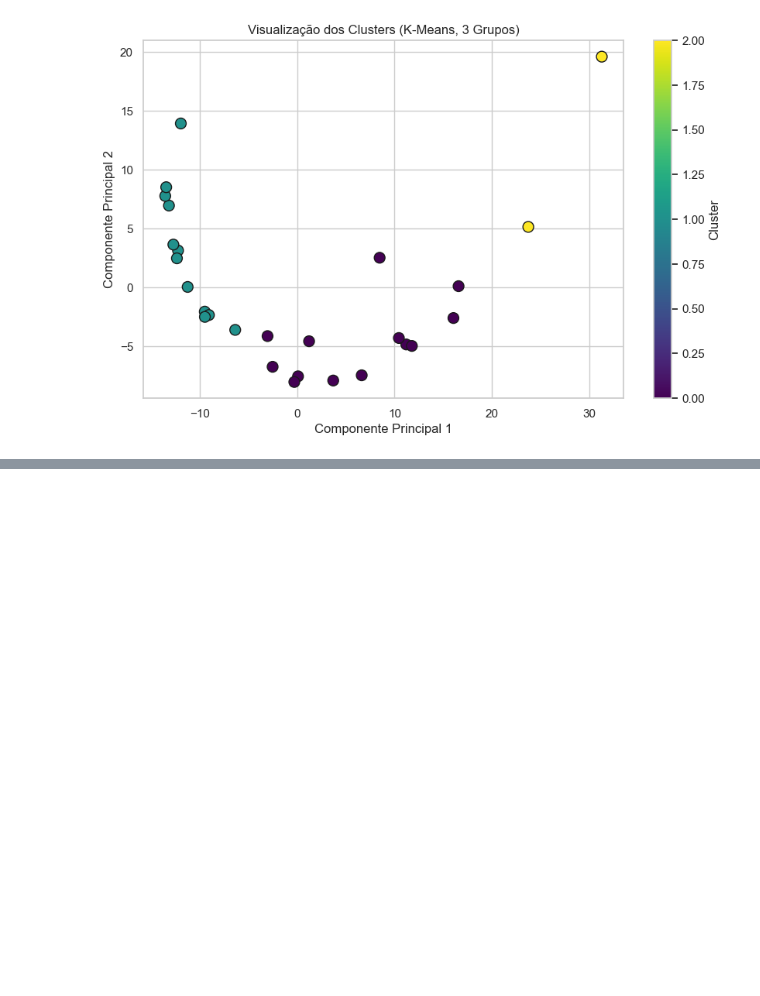
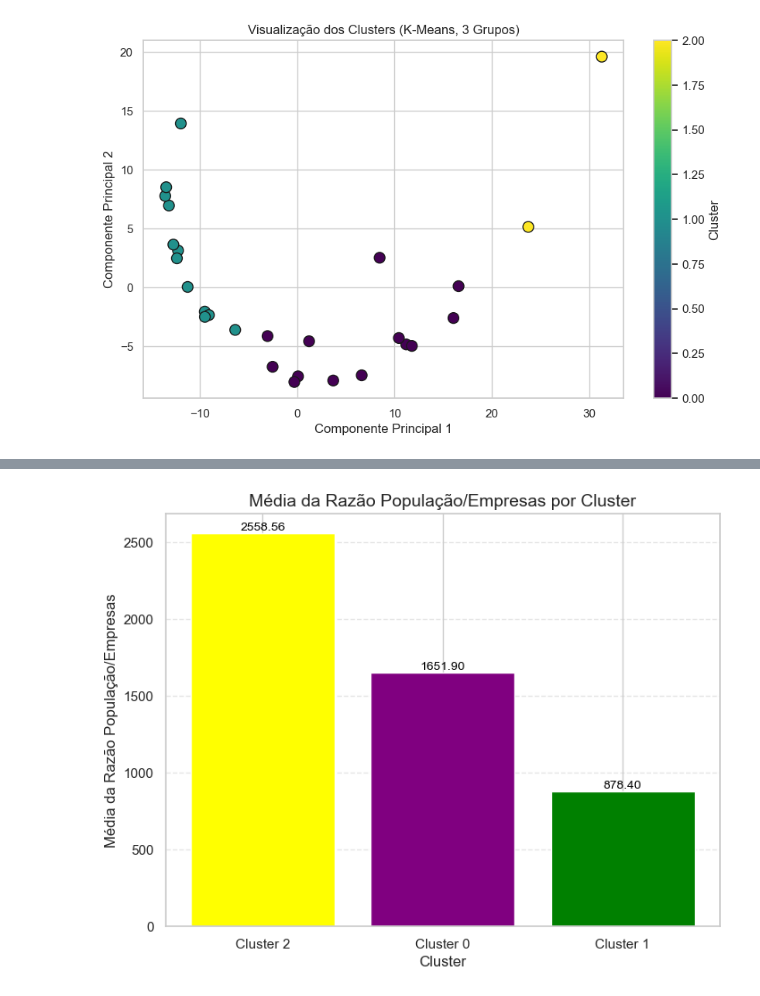
Before and after one commit to tnleite/real-estate-opportunities-analysis, a Jupyter notebook: 02-Analise/real-estate-opportunities-analysis.ipynb, the cells around one changed output, grey strips where cells are left out. Drawn from its saved outputs; the diff is of its cells as text; code cells hidden in the pictures; blank space fills up the shorter version.

```diff
--- a/02-Analise/real-estate-opportunities-analysis.ipynb
+++ b/02-Analise/real-estate-opportunities-analysis.ipynb
@@ -2841,0 +2959,50 @@ plt.show()
+# %%
+import pandas as pd
+import matplotlib.pyplot as plt
+
+# ------------------------------------------------
+# Etapa 1: Calcular a média da razão população/empresas para cada cluster
+# ------------------------------------------------
+# Unir o DataFrame original ao DataFrame geoespacial para associar os clusters
+dados_clusterizados = df_final.merge(mapa_brasil[['name_state', 'cluster']],
+                                     left_on='estado',
+                                     right_on='name_state')
+
+# Calcular a média da razão população/empresas por cluster
+media_por_cluster = dados_clusterizados.groupby('cluster')['razao_populacao_empresas'].mean().reset_index()
+media_por_cluster = media_por_cluster.sort_values(by='razao_populacao_empresas', ascending=False)
+
+# Mapear cores correspondentes ao gráfico do mapa (viridis: purple, green, yellow)
+cores_clusters = {
+    'Cluster 0': 'purple',
+    'Cluster 1': 'green',
+    'Cluster 2': 'yellow'
+}
+
+# ------------------------------------------------
+# Etapa 2: Visualização das médias por cluster
+# ------------------------------------------------
+plt.figure(figsize=(8, 6))
+barras = plt.bar(
+    media_por_cluster['cluster'],
+    media_por_cluster['razao_populacao_empresas'],
+    color=[cores_clusters[cluster] for cluster in media_por_cluster['cluster']]
+)
+
+# Adicionando valores nas barras
+for barra in barras:
+    altura = barra.get_height()
+    plt.text(barra.get_x() + barra.get_width() / 2, altura, f'{altura:.2f}',
+             ha='center', va='bottom', fontsize=10, color='black')
+
+# Personalização do gráfico
+plt.title("Média da Razão População/Empresas por Cluster", fontsize=14)
+plt.xlabel("Cluster", fontsize=12)
+plt.ylabel("Média da Razão População/Empresas", fontsize=12)
+plt.xticks(rotation=0)
+plt.grid(axis='y', linestyle='--', alpha=0.5)
+
+# Exibir o gráfico
+plt.show()
+# %% [output]
+[figure, added]
```
Also changed, not shown: parts of 10 cells of this notebook.
